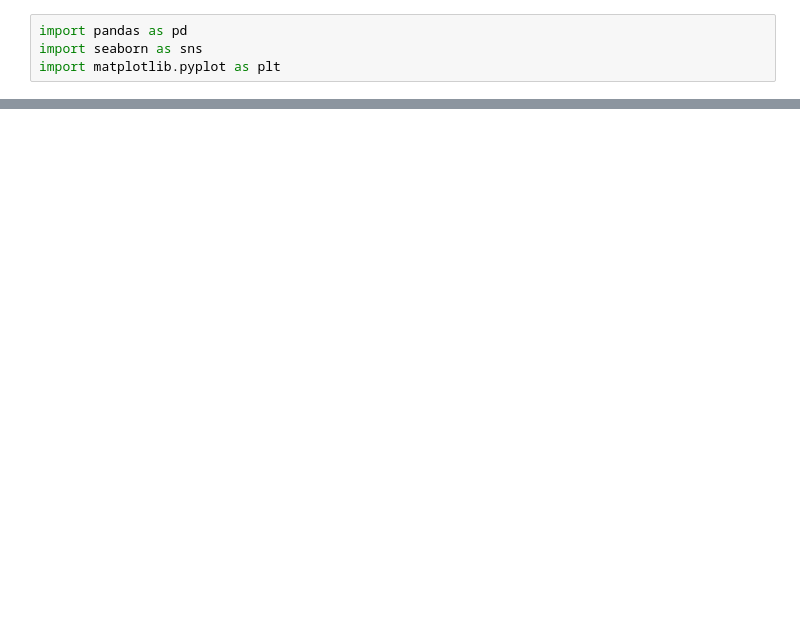
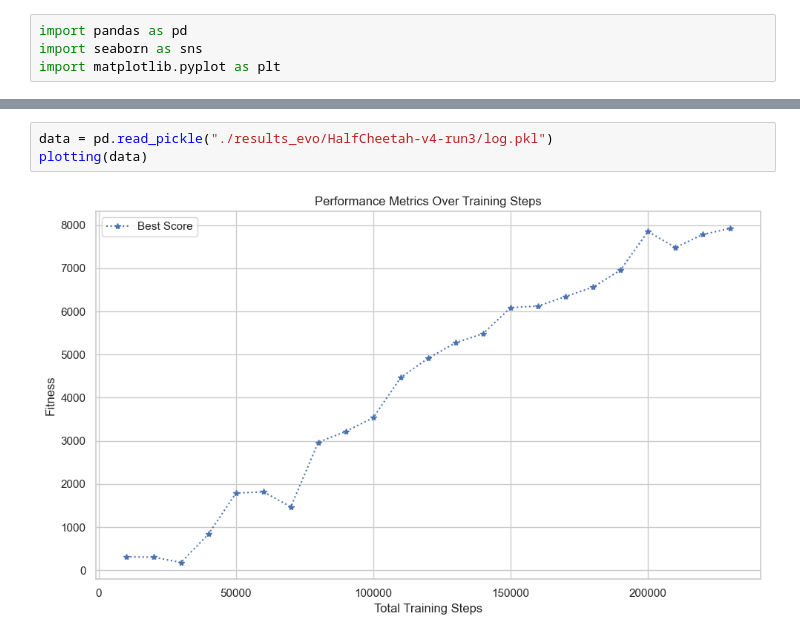
Before and after one commit to pweglik/stochastic-systems, a Jupyter notebook: CEM-RL/read_logs.ipynb, the cells around one changed output, grey strips where cells are left out. Saved outputs shown, nothing was run; the diff lists cells and outputs as text; blank space fills up the shorter version.

```diff
--- a/CEM-RL/read_logs.ipynb
+++ b/CEM-RL/read_logs.ipynb
@@ -35,0 +36,5 @@ NameError: name 'file_path' is not defined
+# %%
+data = pd.read_pickle("./results_evo/HalfCheetah-v4-run3/log.pkl")
+plotting(data)
+# %% [output]
+[figure, added]
```
Also changed, not shown: parts of 4 cells of this notebook, 5 other files.
